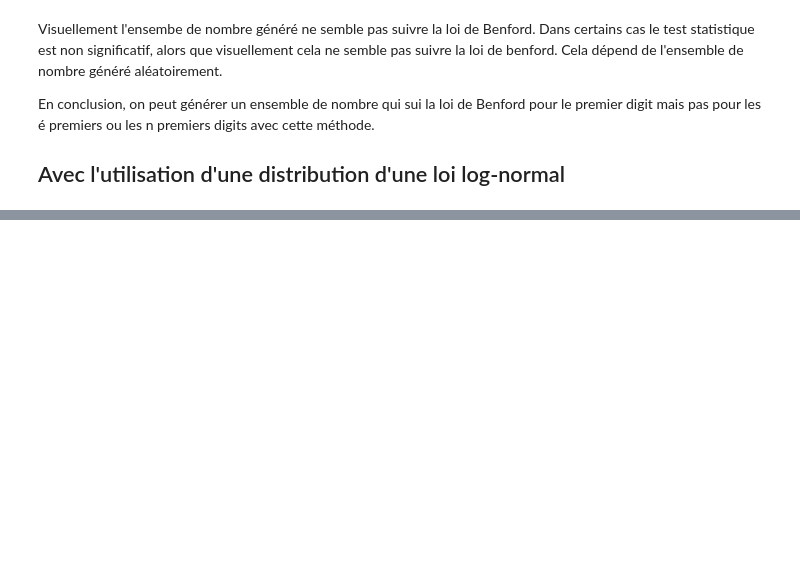
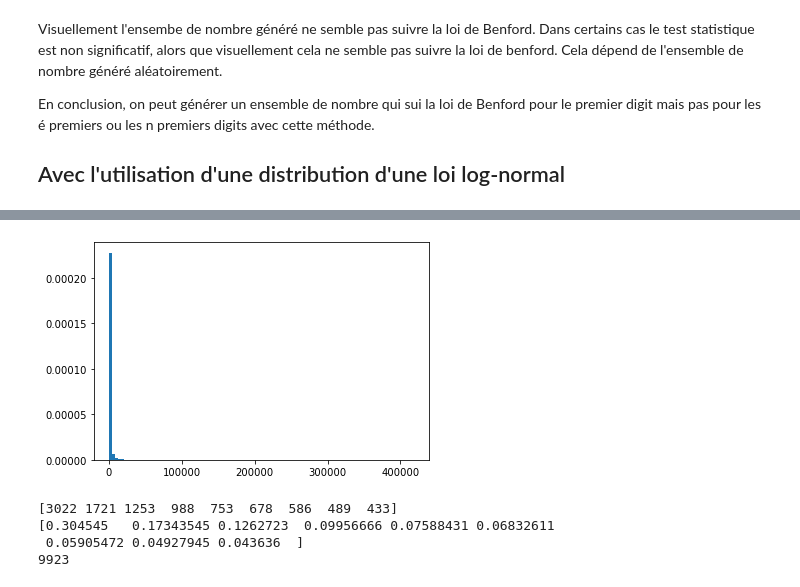
Before and after one commit to pierrepo/benford-law, a Jupyter notebook: generate_benford_data.ipynb, the cells around one changed output, grey strips where cells are left out. Cells and saved outputs as stored; diff of their text form; code cells hidden in the pictures; blank space fills up the shorter version.

```diff
--- a/generate_benford_data.ipynb
+++ b/generate_benford_data.ipynb
@@ -184,0 +278,16 @@ plt.hist(test, bins=100, density=True);
+# %%
+plt.hist(test, bins=100, density=True);
+#plt.xlim((0,0.5e12));
+# %% [output]
+[figure, added]
+# %%
+d_obs = ben.count_first_digit(test)
+print(d_obs)
+f_obs = ben.normalize_first_digit(d_obs)
+print(f_obs)
+print(sum(d_obs))
+# %% [output]
+[3022 1721 1253  988  753  678  586  489  433]
+[0.304545   0.17343545 0.1262723  0.09956666 0.07588431 0.06832611
+ 0.05905472 0.04927945 0.043636  ]
+9923
```
Also changed, not shown: parts of 33 cells of this notebook, 2 other files.
